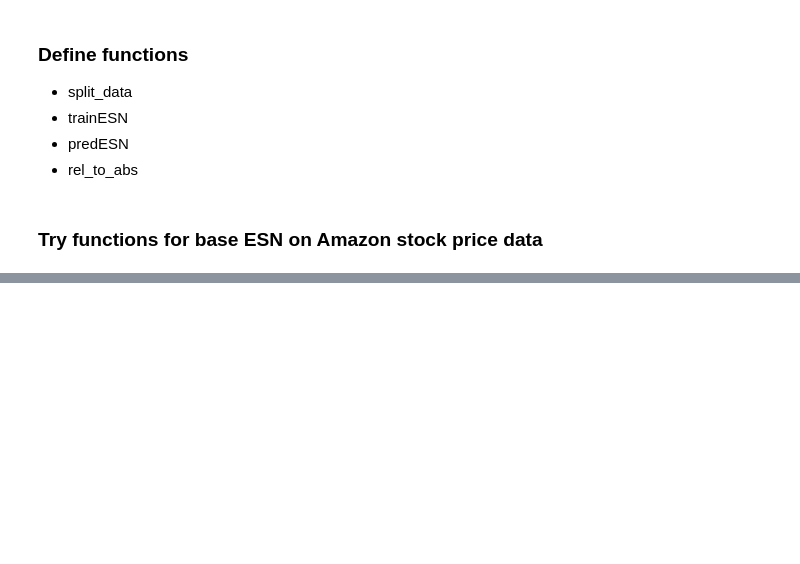
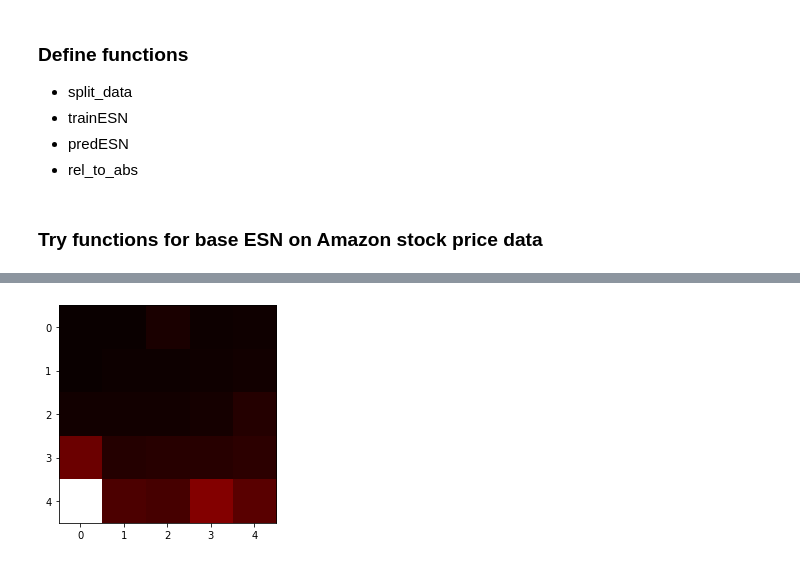
Before and after one commit to MarcoLandtHayen/EchoStateNetworks, a Jupyter notebook: notebooks/ESN_exp01.ipynb, the cells around one changed output, grey strips where cells are left out. Cells and saved outputs as stored; diff of their text form; code cells hidden in the pictures; blank space fills up the shorter version.

```diff
--- a/notebooks/ESN_exp01.ipynb
+++ b/notebooks/ESN_exp01.ipynb
@@ -842,0 +531,5 @@ mae_free:  [30.5 42.2 13.3 30.9 25.2 31.8 41.4 17.7 37.2 23.1 47.2 57.1 40.3 43.
+# %%
+plt.imshow(mean_grid_mae, cmap='hot', interpolation='nearest')
+plt.show()
+# %% [output]
+[figure, added]
```
Also changed, not shown: parts of 26 cells of this notebook.
